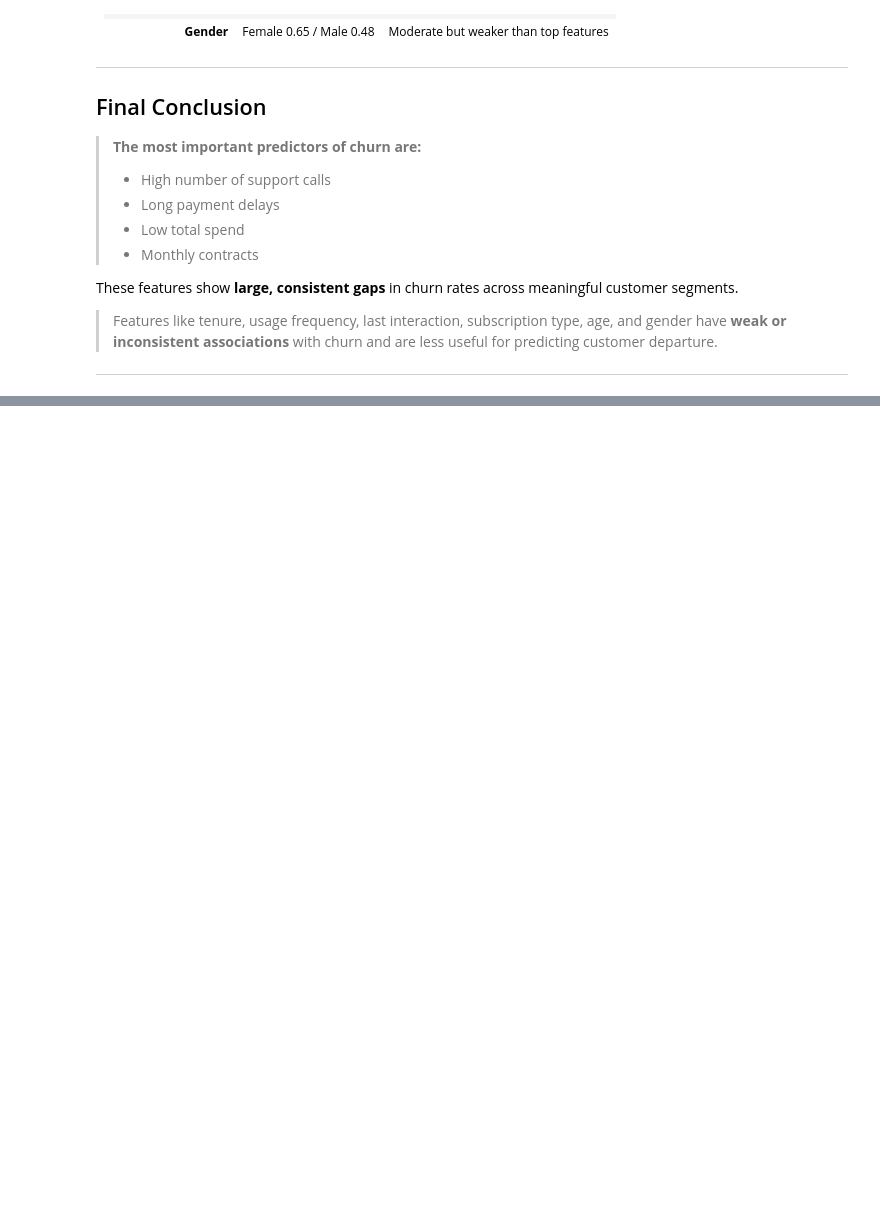
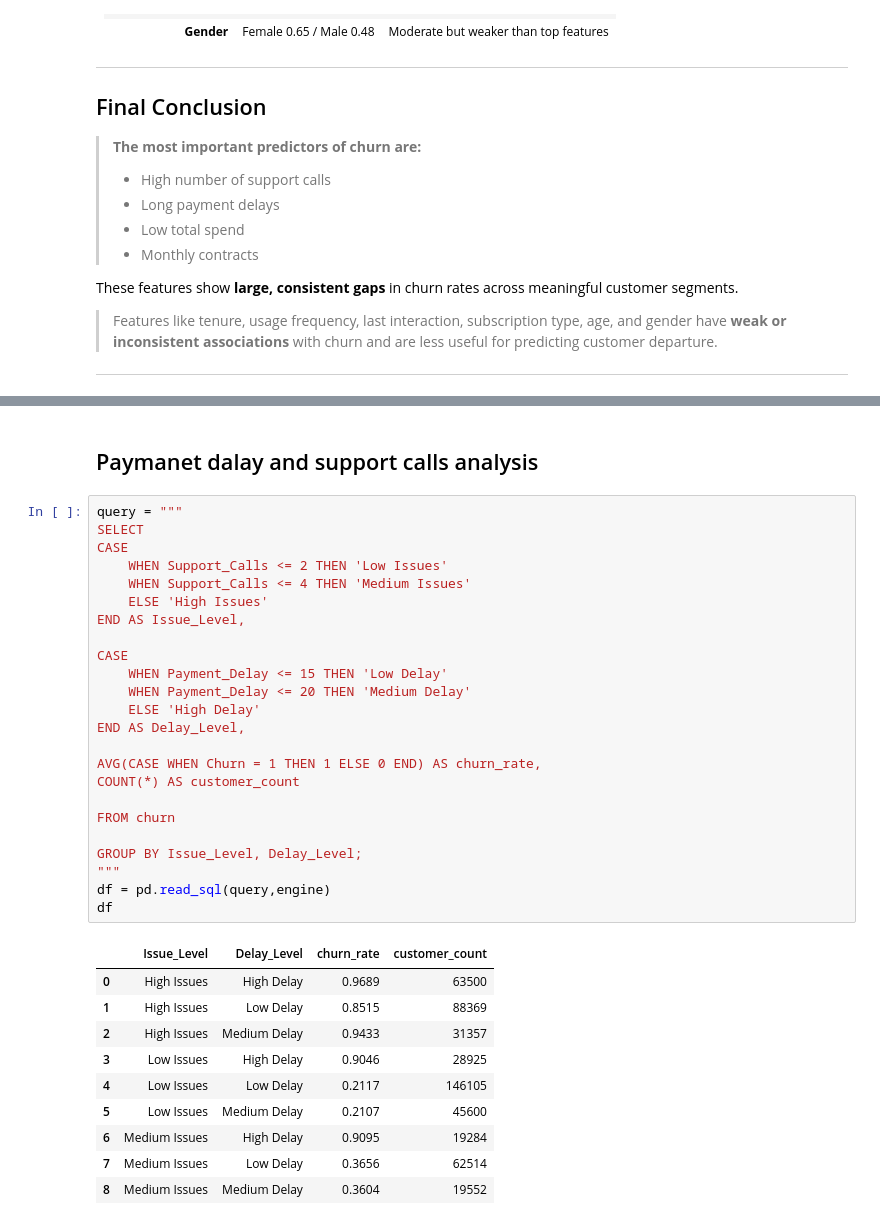
Before and after one commit to vivek-bhave/churn-analysis-from-sql-to-ml, a Jupyter notebook: Notebooks/SQL_Analysis/01_Behavioral_Univariate_Feature_Analysis_for_Churn.ipynb, the cells around one changed output, grey strips where cells are left out. Drawn from its saved outputs; the diff is of its cells as text; blank space fills up the shorter version.

Commit message:
Add Multivariate analysis of payment delay and support calls

```diff
--- a/Notebooks/SQL_Analysis/01_Behavioral_Univariate_Feature_Analysis_for_Churn.ipynb
+++ b/Notebooks/SQL_Analysis/01_Behavioral_Univariate_Feature_Analysis_for_Churn.ipynb
@@ -709,0 +720,37 @@ These features show **large, consistent gaps** in churn rates across meaningful
+# %% [markdown]
+## Paymanet dalay and support calls analysis
+# %%
+query = """
+SELECT
+CASE
+    WHEN Support_Calls <= 2 THEN 'Low Issues'
+    WHEN Support_Calls <= 4 THEN 'Medium Issues'
+    ELSE 'High Issues'
+END AS Issue_Level,
+
+CASE
+    WHEN Payment_Delay <= 15 THEN 'Low Delay'
+    WHEN Payment_Delay <= 20 THEN 'Medium Delay'
+    ELSE 'High Delay'
+END AS Delay_Level,
+
+AVG(CASE WHEN Churn = 1 THEN 1 ELSE 0 END) AS churn_rate,
+COUNT(*) AS customer_count
+
+FROM churn
+
+GROUP BY Issue_Level, Delay_Level;
+"""
+df = pd.read_sql(query,engine)
+df
+# %% [output]
+|  | Issue_Level | Delay_Level | churn_rate | customer_count |
+| 0 | High Issues | High Delay | 0.9689 | 63500 |
+| 1 | High Issues | Low Delay | 0.8515 | 88369 |
+| 2 | High Issues | Medium Delay | 0.9433 | 31357 |
+| 3 | Low Issues | High Delay | 0.9046 | 28925 |
+| 4 | Low Issues | Low Delay | 0.2117 | 146105 |
+| 5 | Low Issues | Medium Delay | 0.2107 | 45600 |
+| 6 | Medium Issues | High Delay | 0.9095 | 19284 |
+| 7 | Medium Issues | Low Delay | 0.3656 | 62514 |
+| 8 | Medium Issues | Medium Delay | 0.3604 | 19552 |
```
Also changed, not shown: parts of 6 cells of this notebook.
